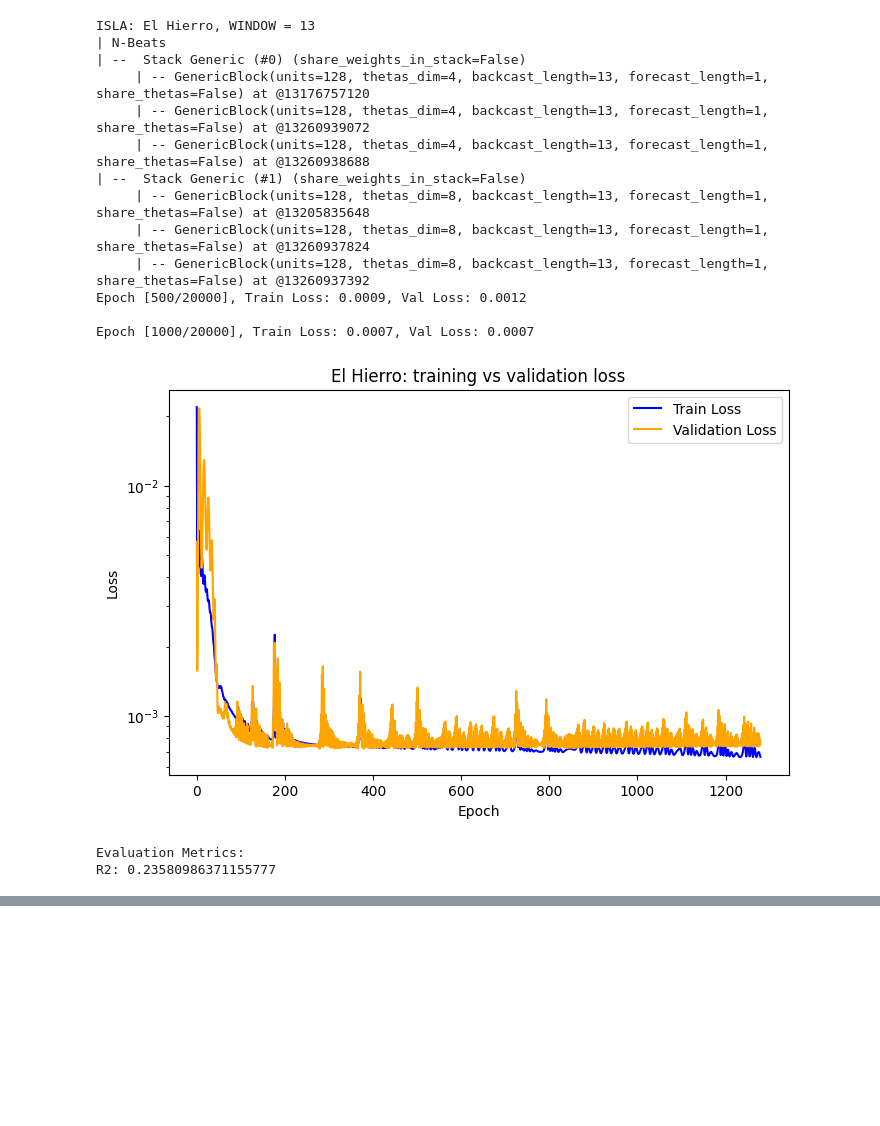
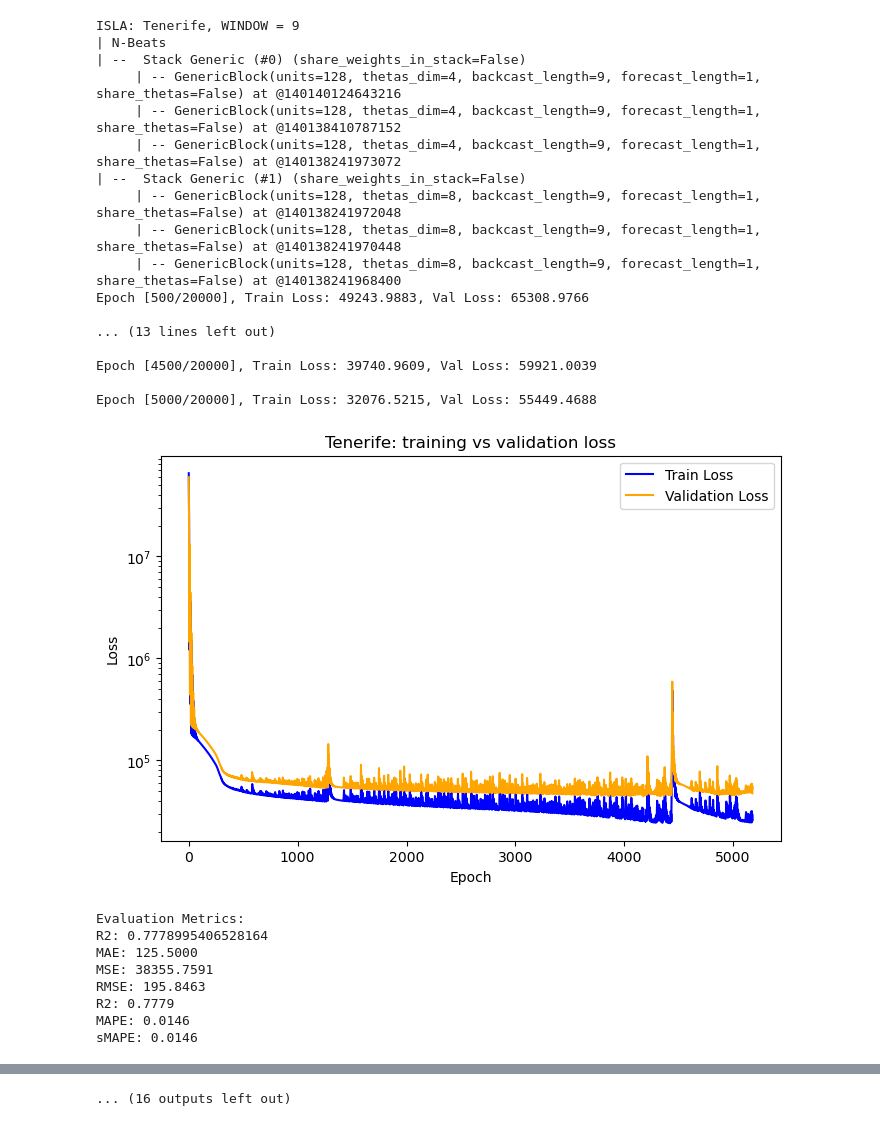
Before and after one commit to KhvatkinNikita/NUC-AI, a Jupyter notebook: notebooks/nbeats_monolito.ipynb, the cells around one changed output, grey strips where cells are left out. Saved outputs shown, nothing was run; the diff lists cells and outputs as text; code cells hidden in the pictures; blank space fills up the shorter version.

Commit message:
best nbeats models

```diff
--- a/notebooks/nbeats_monolito.ipynb
+++ b/notebooks/nbeats_monolito.ipynb
@@ -28,12 +28,11 @@ torch.backends.cudnn.deterministic = True
 torch.backends.cudnn.benchmark = False
 # Load Data
 islas_dfs = d.local_data_loader(verbose=False)
-# Data transform
 
-# islas = ['Tenerife', 'Gran Canaria', 'Lanzarote', 'Fuerteventura', 'La Palma', 'La Gomera', 'El Hierro']
-islas = ['Tenerife']
-for isla in islas:
-    for window in [2,30]:#[13,14,15,16,17,18,19,20]
+islas = ['Tenerife', 'Gran Canaria', 'Lanzarote', 'Fuerteventura', 'La Palma', 'La Gomera', 'El Hierro']
+windows = [9, 11, 11, 8, 7, 6, 19]
+
+for isla, window in zip(islas, windows):
 
         print(f'ISLA: {isla}, WINDOW = {window}')
 
@@ -41,8 +40,8 @@ for isla in islas:
         demand = islas_dfs[isla]['OBS_VALUE'].values.reshape(-1,1) # data['energy'].values.reshape(-1, 1)
 
         # Data scaling
-        scaler = MaxAbsScaler()
-        demand_scaled = scaler.fit_transform(demand)
+        # scaler = MaxAbsScaler()
+        # demand_scaled = scaler.fit_transform(demand)
 
         # Training and validation
         train_size = 1460  # First 4 years for training/validation
@@ -50,9 +49,9 @@ for isla in islas:
         window_size = window
 
         # Split into training, validation, and test sets
-        train_data = demand_scaled[:train_size - val_size]
-        val_data = demand_scaled[train_size - val_size:train_size]
-        test_data = demand_scaled[train_size - window_size:]
+        train_data = demand[:train_size - val_size]
+        val_data = demand[train_size - val_size:train_size]
+        test_data = demand[train_size - window_size:]
 
         # Sliding window sequences for training and validation
         train_sequences, train_targets = s.create_sequences(train_data, window_size)
@@ -151,53 +150,63 @@ for isla in islas:
             # Online learning step
             model.train()
             online_optimizer.zero_grad()
             pred_online = model(x)[1]  # Extract forecast again for training
             loss_online = criterion(pred_online, test_targets[i].unsqueeze(0))
             loss_online.backward()
             online_optimizer.step()
 
-        online_predictions_inv = scaler.inverse_transform(np.array(online_predictions).reshape(-1, 1)).flatten()
-        actual_values_inv = scaler.inverse_transform(np.array(actual_values).reshape(-1, 1)).flatten()
+        # online_predictions_inv = scaler.inverse_transform(np.array(online_predictions).reshape(-1, 1)).flatten()
+        # actual_values_inv = scaler.inverse_transform(np.array(actual_values).reshape(-1, 1)).flatten()
 
-        metrics_result = metrics.all_metrics(actual_values_inv, online_predictions_inv)
+        metrics_result = metrics.all_metrics(actual_values, online_predictions)
         print("Evaluation Metrics:")
-        print(f'R2: {metrics_result['R2']}')
-        # for metric, value in metrics_result.items():
-        #     print(f"{metric}: {value:.4f}")
+        print(f"R2: {metrics_result['R2']}")
+        for metric, value in metrics_result.items():
+            print(f"{metric}: {value:.4f}")
         print('\n')
 
         # Animation
         test_dates = islas_dfs[isla]['TIME_PERIOD_CODE'].values.reshape(-1,1)
 
         fig, ax = plt.subplots(figsize=(10, 5))
         plt.suptitle(f'{isla}: N-BEATS prediction')
-        ax.set_xlim(0, len(actual_values_inv))
-        ax.set_ylim(min(actual_values_inv) * 0.9, max(actual_values_inv) * 1.1)
+        ax.set_xlim(0, len(actual_values))
+        ax.set_ylim(min(actual_values) * 0.9, max(actual_values) * 1.1)
         ax.set_xlabel("Date")
         ax.set_ylabel("Energy Demand")
         ax.set_title(f"R$^2$ = {metrics_result['R2']:.4f}; sMAPE = {100*metrics_result['sMAPE']:.4f} %")
 
-        ax.plot(actual_values_inv, label = 'Actual values', color = 'blue')
-        ax.plot(online_predictions_inv, '--r' ,label = 'Predicted values')
+        ax.plot(actual_values, label = 'Actual values', color = 'blue')
+        ax.plot(online_predictions, '--r' ,label = 'Predicted values')
 
         ax.legend()
-        plt.savefig
+        plt.savefig(f'nbeats_{isla}.gif')
         plt.show()
         print('\n')
 # %% [output]
-ISLA: El Hierro, WINDOW = 13
+ISLA: Tenerife, WINDOW = 9
 | N-Beats
 | --  Stack Generic (#0) (share_weights_in_stack=False)
-     | -- GenericBlock(units=128, thetas_dim=4, backcast_length=13, forecast_length=1, share_thetas=False) at @13176757120
-     | -- GenericBlock(units=128, thetas_dim=4, backcast_length=13, forecast_length=1, share_thetas=False) at @13260939072
-     | -- GenericBlock(units=128, thetas_dim=4, backcast_length=13, forecast_length=1, share_thetas=False) at @13260938688
+     | -- GenericBlock(units=128, thetas_dim=4, backcast_length=9, forecast_length=1, share_thetas=False) at @140140124643216
+     | -- GenericBlock(units=128, thetas_dim=4, backcast_length=9, forecast_length=1, share_thetas=False) at @140138410787152
+     | -- GenericBlock(units=128, thetas_dim=4, backcast_length=9, forecast_length=1, share_thetas=False) at @140138241973072
 | --  Stack Generic (#1) (share_weights_in_stack=False)
-     | -- GenericBlock(units=128, thetas_dim=8, backcast_length=13, forecast_length=1, share_thetas=False) at @13205835648
-     | -- GenericBlock(units=128, thetas_dim=8, backcast_length=13, forecast_length=1, share_thetas=False) at @13260937824
-     | -- GenericBlock(units=128, thetas_dim=8, backcast_length=13, forecast_length=1, share_thetas=False) at @13260937392
-Epoch [500/20000], Train Loss: 0.0009, Val Loss: 0.0012
+     | -- GenericBlock(units=128, thetas_dim=8, backcast_length=9, forecast_length=1, share_thetas=False) at @140138241972048
+     | -- GenericBlock(units=128, thetas_dim=8, backcast_length=9, forecast_length=1, share_thetas=False) at @140138241970448
+     | -- GenericBlock(units=128, thetas_dim=8, backcast_length=9, forecast_length=1, share_thetas=False) at @140138241968400
+Epoch [500/20000], Train Loss: 49243.9883, Val Loss: 65308.9766
 
-Epoch [1000/20000], Train Loss: 0.0007, Val Loss: 0.0007
+... (13 lines left out)
+
+Epoch [4500/20000], Train Loss: 39740.9609, Val Loss: 59921.0039
+
+Epoch [5000/20000], Train Loss: 32076.5215, Val Loss: 55449.4688
-[figure, old version]
+[figure, new version]
 Evaluation Metrics:
-R2: 0.23580986371155777
+R2: 0.7778995406528164
+MAE: 125.5000
+MSE: 38355.7591
+RMSE: 195.8463
+R2: 0.7779
+MAPE: 0.0146
+sMAPE: 0.0146
@@ -204,0 +268 @@ R2: 0.23580986371155777
+... (16 outputs left out)
```
Also changed, not shown: parts of 1 cell of this notebook.
